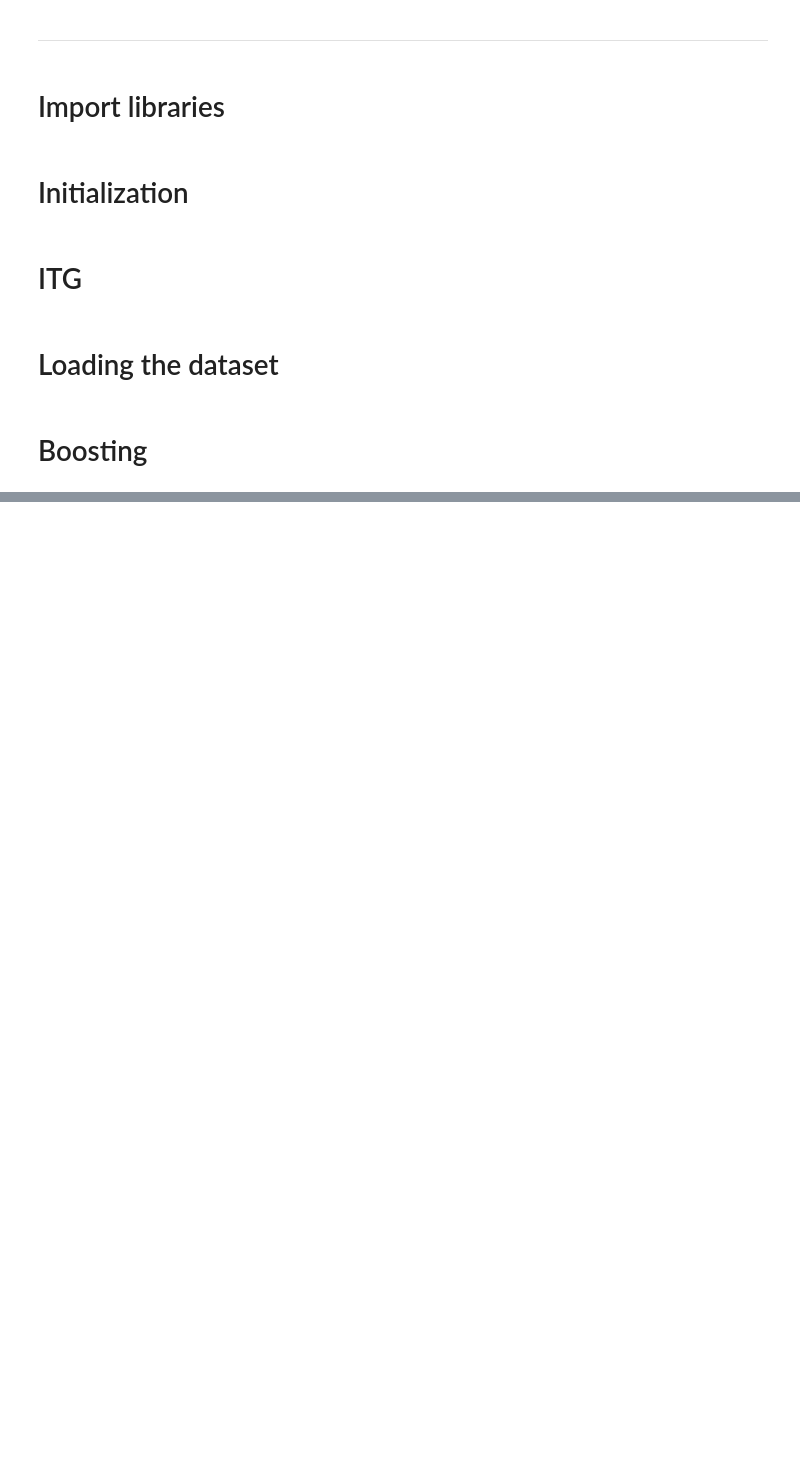
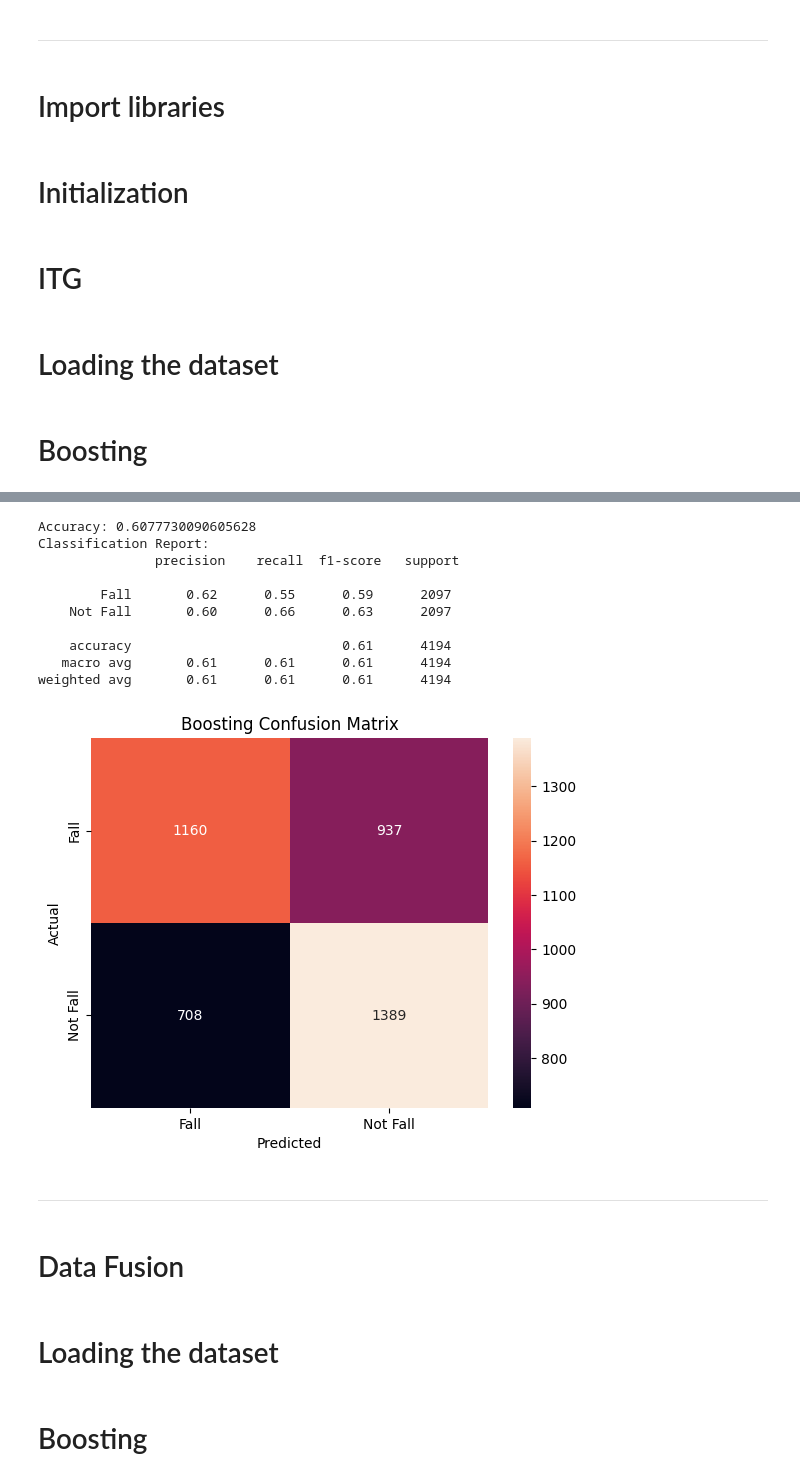
Before and after one commit to ErfanJoodi/Data-Fusion-methods-on-Sis-Fall-dataset, a Jupyter notebook: SisFall-Boosting.ipynb, the cells around one changed output, grey strips where cells are left out. Cells and saved outputs as stored; diff of their text form; code cells hidden in the pictures; blank space fills up the shorter version.

Commit message:
Done Boosting implementation

```diff
--- a/SisFall-Boosting.ipynb
+++ b/SisFall-Boosting.ipynb
@@ -59,0 +86,7 @@ ITG_features_df= pd.read_csv('Dataset/ITG_features_df.csv')
+# %%
+# Step 5: Duplicate misclassified points
+misclassified_indices= np.where(errors1 == 1)[0]
+
+# Concatenate original data with misclassified points
+X_train2= np.concatenate([X_train, X_train[misclassified_indices]], axis= 0)
+y_train2= np.concatenate([y_train, y_train[misclassified_indices]], axis= 0)
@@ -59,0 +108,7 @@ ITG_features_df= pd.read_csv('Dataset/ITG_features_df.csv')
+# %%
+# Step 7: Duplicate misclassified points
+misclassified_indices= np.where(errors2 == 1)[0]
+
+# Concatenate original data with misclassified points
+X_train3= np.concatenate([X_train, X_train[misclassified_indices]], axis= 0)
+y_train3= np.concatenate([y_train, y_train[misclassified_indices]], axis= 0)
@@ -60 +136,8 @@ ITG_features_df= pd.read_csv('Dataset/ITG_features_df.csv')
+# %%
+# Step 9: Duplicate misclassified points
+misclassified_indices= np.where(errors3 == 1)[0]
+
+# Concatenate original data with misclassified points
+X_train4= np.concatenate([X_train, X_train[misclassified_indices]], axis= 0)
+y_train4= np.concatenate([y_train, y_train[misclassified_indices]], axis= 0)
 # %%
@@ -115,0 +200,42 @@ plt.show()
+# %%
+# Step 11: Evaluation
+model.eval()
+all_preds= []
+all_true= []
+
+with torch.no_grad():
+    for X_batch, y_batch in test_loader:
+        X_batch= X_batch.to(device)
+        outputs= model(X_batch)
+        _, predicted= torch.max(outputs, 1)
+        all_preds.extend(predicted.cpu().numpy())
+        all_true.extend(y_batch.numpy())
+
+print("Accuracy:", accuracy_score(all_true, all_preds))
+print("Classification Report:\n", classification_report(all_true, all_preds, target_names= label_encoder.classes_))
+
+# Confusion Matrix
+cm= confusion_matrix(all_true, all_preds)
+sns.heatmap(cm, annot= True, fmt= 'd', xticklabels= label_encoder.classes_, yticklabels= label_encoder.classes_)
+plt.title("Boosting Confusion Matrix")
+plt.xlabel("Predicted")
+plt.ylabel("Actual")
+plt.show()
+# %% [output]
+Accuracy: 0.6077730090605628
+Classification Report:
+               precision    recall  f1-score   support
+
+        Fall       0.62      0.55      0.59      2097
+    Not Fall       0.60      0.66      0.63      2097
+
+    accuracy                           0.61      4194
+   macro avg       0.61      0.61      0.61      4194
+weighted avg       0.61      0.61      0.61      4194
+[figure, added]
+# %% [markdown]
+----
+# %% [markdown]
+# Data Fusion
+# %% [markdown]
+# Loading the dataset
@@ -115,0 +244,2 @@ plt.show()
+# %% [markdown]
+# Boosting
```
Also changed, not shown: parts of 16 cells of this notebook.
